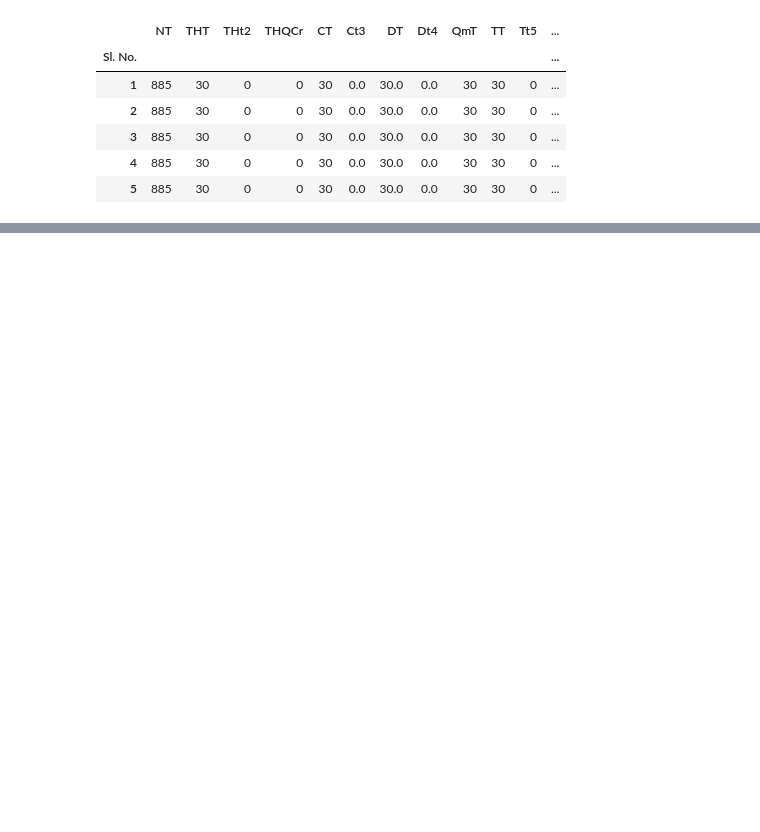
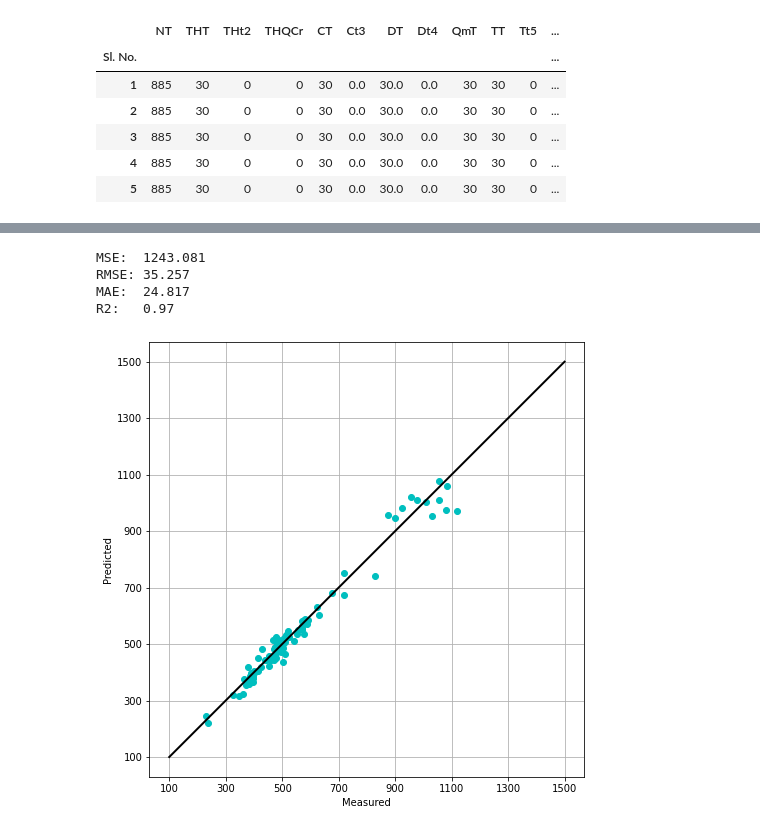
Before and after one commit to Lab-Brat/Materials_Informatics_Experiments, a Jupyter notebook: linear_regression/ex1_fatigue_prediction/mat_fatigue.ipynb, the cells around one changed output, grey strips where cells are left out. Saved outputs shown, nothing was run; the diff lists cells and outputs as text; code cells hidden in the pictures; blank space fills up the shorter version.

Commit message:
generic implementation for outputting metrics and plots

```diff
--- a/linear_regression/ex1_fatigue_prediction/mat_fatigue.ipynb
+++ b/linear_regression/ex1_fatigue_prediction/mat_fatigue.ipynb
@@ -31,3 +35,7 @@ import matplotlib.pyplot as plt
 # %%
 # splitting data into training set and testing set
 X_train, X_test, y_train, y_test = train_test_split(X, y, random_state=42, test_size=0.2)
+
+# simple linear regression model
+lr = linear_model.LinearRegression().fit(X_train, y_train)
+y_pred = lr.predict(X_test)
@@ -39,12 +42 @@ lr.fit(X_train, y_train)
-# %%
-y_pred = lr.predict(X_test)
-mae = mean_absolute_error(y_test, y_pred)
-mse = mean_squared_error(y_test, y_pred)
-rmse = math.sqrt(mse)
-r2 = r2_score(y_test, y_pred)
-
-print('MSE:  {}'.format(round(mse, 3)))
-print('RMSE: {}'.format(round(rmse, 3)))
-print('MAE:  {}'.format(round(mae, 3)))
-print('R2:   {}'.format(round(r2, 3)))
 # %%
@@ -67,0 +77,8 @@ print(lr.coef_)
+# %%
+m1,m2,m3,m4 = metrics_plot(y_test, y_pred)
+# %% [output]
+MSE:  1243.081
+RMSE: 35.257
+MAE:  24.817
+R2:   0.97
+[figure, added]
```
Also changed, not shown: parts of 10 cells of this notebook.
